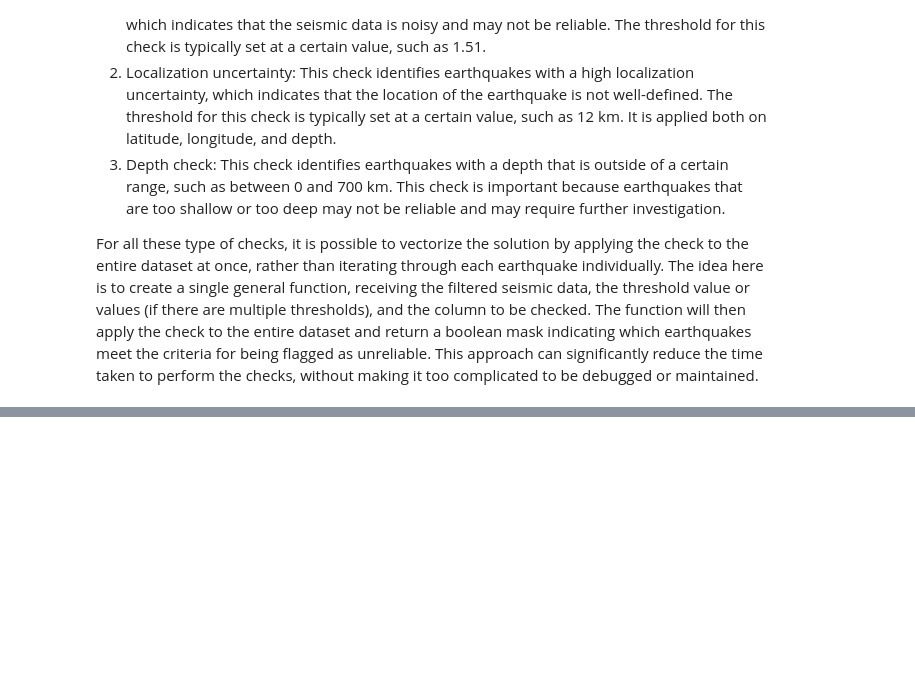
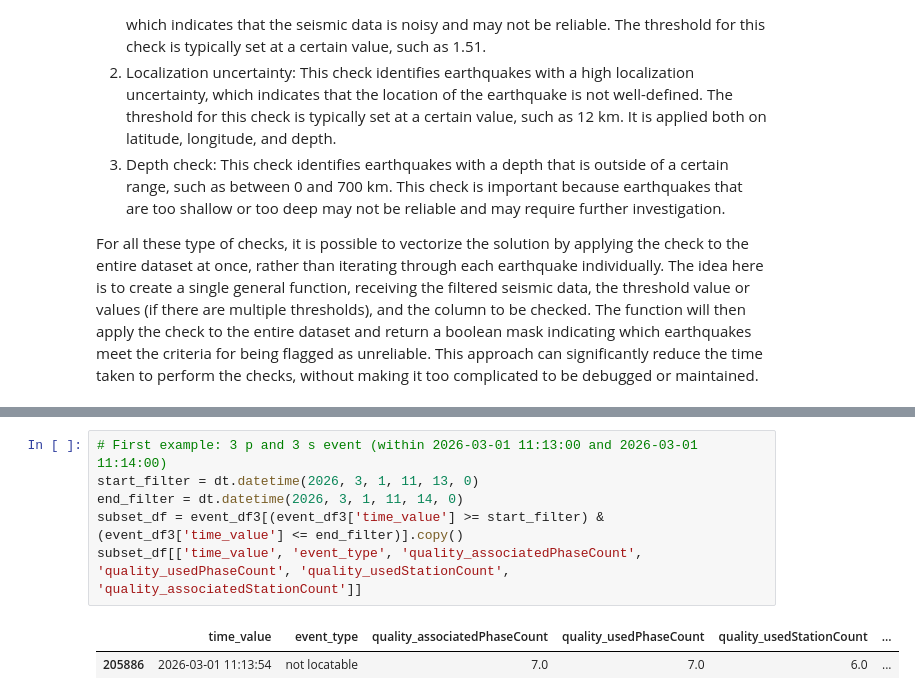
Before and after one commit to KenethGarcia/Revision_Sismicidad_SGC, a Jupyter notebook: notebooks/Vectorization_vs_Parallelization.ipynb, the cells around one changed output, grey strips where cells are left out. Cells and saved outputs as stored; diff of their text form; blank space fills up the shorter version.

```diff
--- a/notebooks/Vectorization_vs_Parallelization.ipynb
+++ b/notebooks/Vectorization_vs_Parallelization.ipynb
@@ -137,0 +284,9 @@ high_rms_events_sorted
+# %%
+# First example: 3 p and 3 s event (within 2026-03-01 11:13:00 and 2026-03-01 11:14:00)
+start_filter = dt.datetime(2026, 3, 1, 11, 13, 0)
+end_filter = dt.datetime(2026, 3, 1, 11, 14, 0)
+subset_df = event_df3[(event_df3['time_value'] >= start_filter) & (event_df3['time_value'] <= end_filter)].copy()
+subset_df[['time_value', 'event_type', 'quality_associatedPhaseCount', 'quality_usedPhaseCount', 'quality_usedStationCount', 'quality_associatedStationCount']]
+# %% [output]
+|  | time_value | event_type | quality_associatedPhaseCount | quality_usedPhaseCount | quality_usedStationCount | ... |
+| 205886 | 2026-03-01 11:13:54 | not locatable | 7.0 | 7.0 | 6.0 | ... |
```
Also changed, not shown: parts of 12 cells of this notebook, 1 other file.
